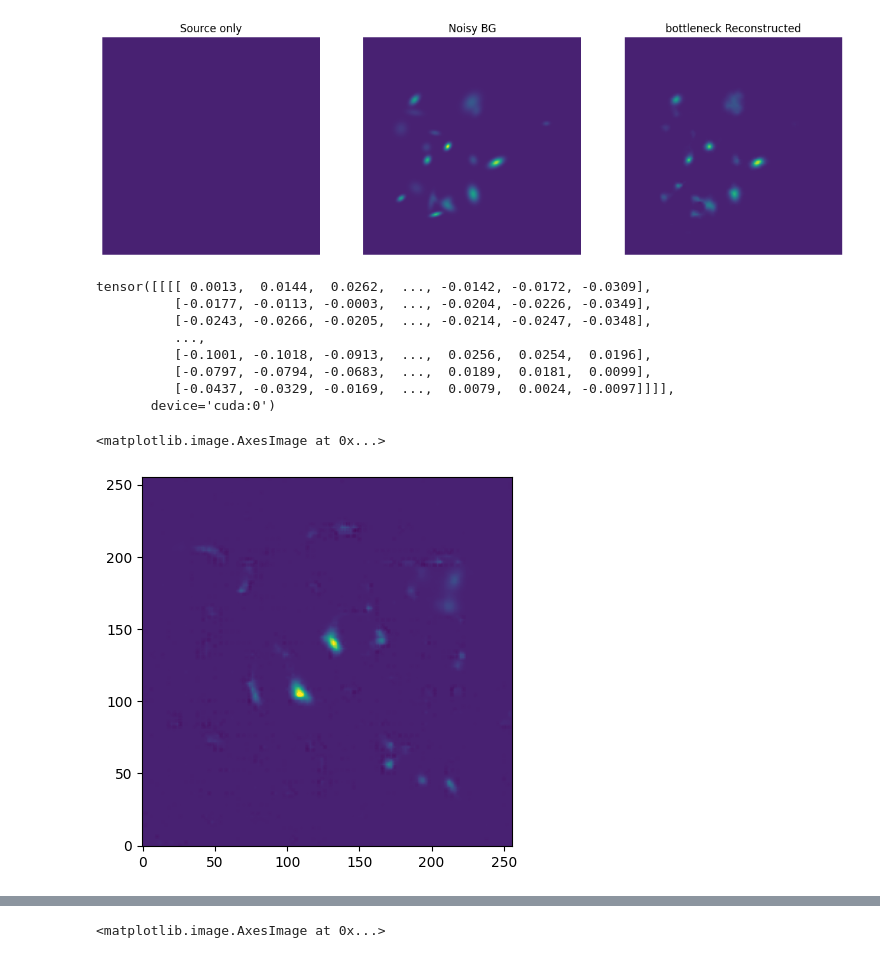
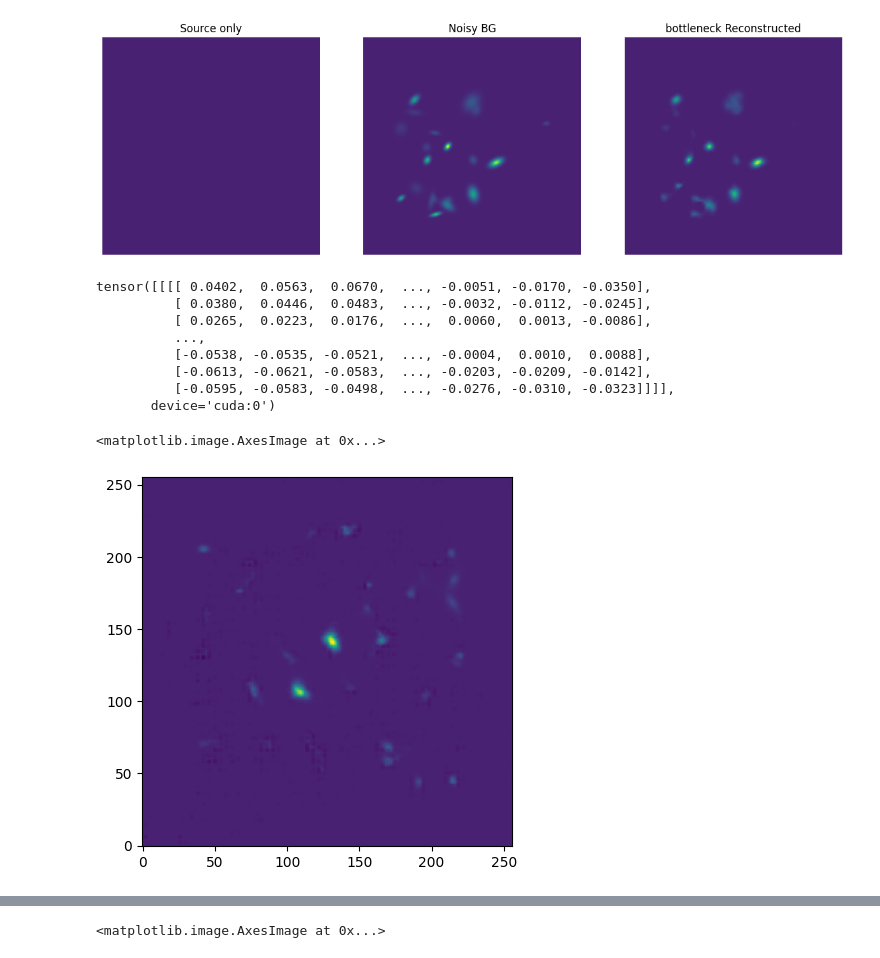
Before and after one commit to peijin94/FastMediumWell, a Jupyter notebook: autoencoder.ipynb, the cells around one changed output, grey strips where cells are left out. Cells and saved outputs as stored; diff of their text form; code cells hidden in the pictures.

```diff
--- a/autoencoder.ipynb
+++ b/autoencoder.ipynb
@@ -111,7 +109,7 @@ plt.axis('off')
 # %%
 from astropy.io import fits
 
-fname_dirty = 'sun_only-t0002-dirty.fits'
+fname_dirty = 'sun_only-t0008-dirty.fits'
 hdul = fits.open(fname_dirty)
 data_dirty = hdul[0].data.squeeze()
 header = hdul[0].header
@@ -120,13 +118,13 @@ data_for_train = torch.Tensor(data_dirty[None,None,:,:]/np.max(data_dirty)).to(d
 # %%
 data_for_train
 # %% [output]
-tensor([[[[ 0.0013,  0.0144,  0.0262,  ..., -0.0142, -0.0172, -0.0309],
-          [-0.0177, -0.0113, -0.0003,  ..., -0.0204, -0.0226, -0.0349],
-          [-0.0243, -0.0266, -0.0205,  ..., -0.0214, -0.0247, -0.0348],
+tensor([[[[ 0.0402,  0.0563,  0.0670,  ..., -0.0051, -0.0170, -0.0350],
+          [ 0.0380,  0.0446,  0.0483,  ..., -0.0032, -0.0112, -0.0245],
+          [ 0.0265,  0.0223,  0.0176,  ...,  0.0060,  0.0013, -0.0086],
           ...,
-          [-0.1001, -0.1018, -0.0913,  ...,  0.0256,  0.0254,  0.0196],
-          [-0.0797, -0.0794, -0.0683,  ...,  0.0189,  0.0181,  0.0099],
-          [-0.0437, -0.0329, -0.0169,  ...,  0.0079,  0.0024, -0.0097]]]],
+          [-0.0538, -0.0535, -0.0521,  ..., -0.0004,  0.0010,  0.0088],
+          [-0.0613, -0.0621, -0.0583,  ..., -0.0203, -0.0209, -0.0142],
+          [-0.0595, -0.0583, -0.0498,  ..., -0.0276, -0.0310, -0.0323]]]],
        device='cuda:0')
 # %%
 
@@ -147,14 +145,14 @@ with torch.no_grad():
 # %%
 
 model = Autoencoder2().to(device)
-model.load_state_dict(torch.load('./modelfile/model2_epoch2700.pth'))
+model.load_state_dict(torch.load('./modelfile/model2_epoch4500.pth'))
 
 #model.load_state_dict(torch.load('./modelepoch500bn256model2.pth'))
 model.eval()
 with torch.no_grad():
     output = model.decoder(model.encoder(data_for_train))
     output = output.squeeze().cpu().numpy()
 plt.imshow(output, origin='lower', vmax=1, vmin=-0.1)
 # %% [output]
 <matplotlib.image.AxesImage at 0x...>
-[figure, old version]
+[figure, new version]
```
Also changed, not shown: parts of 5 cells of this notebook, 3 other files.
